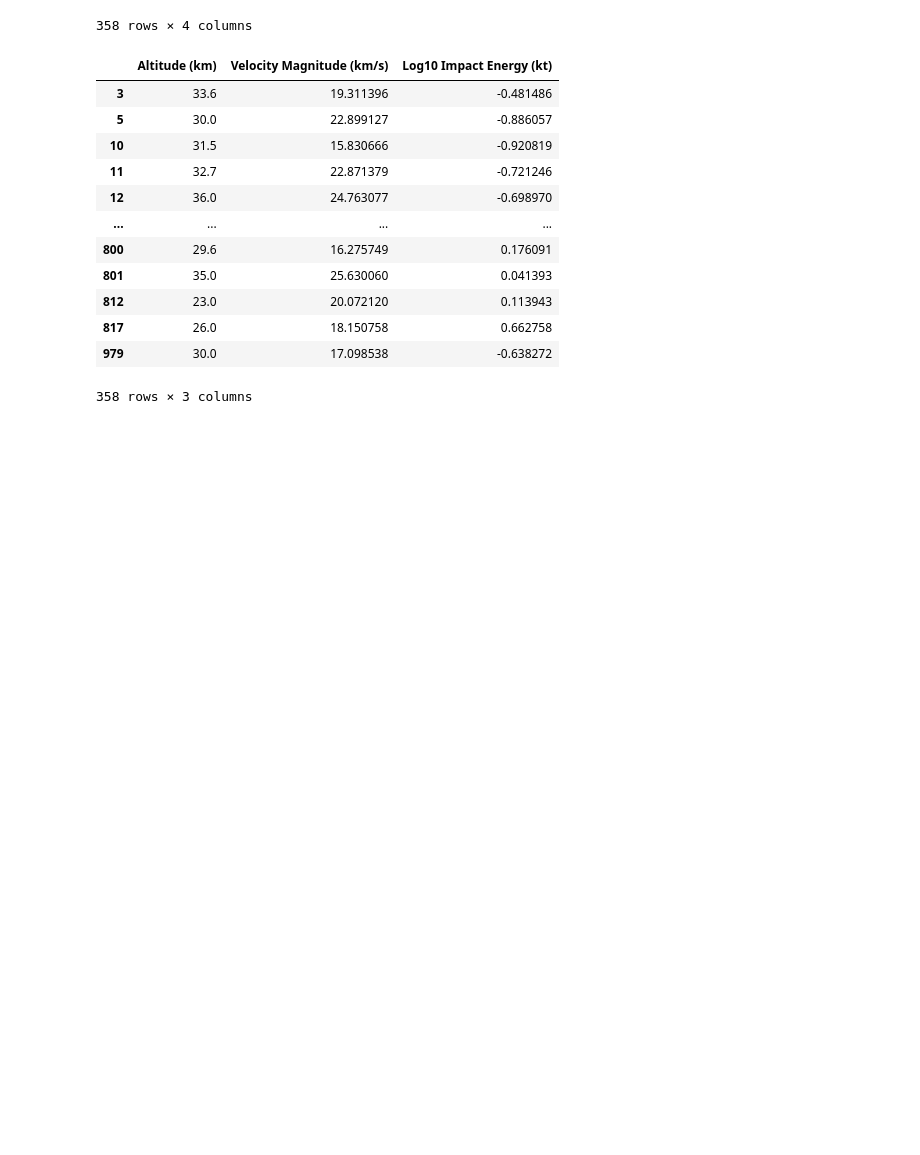
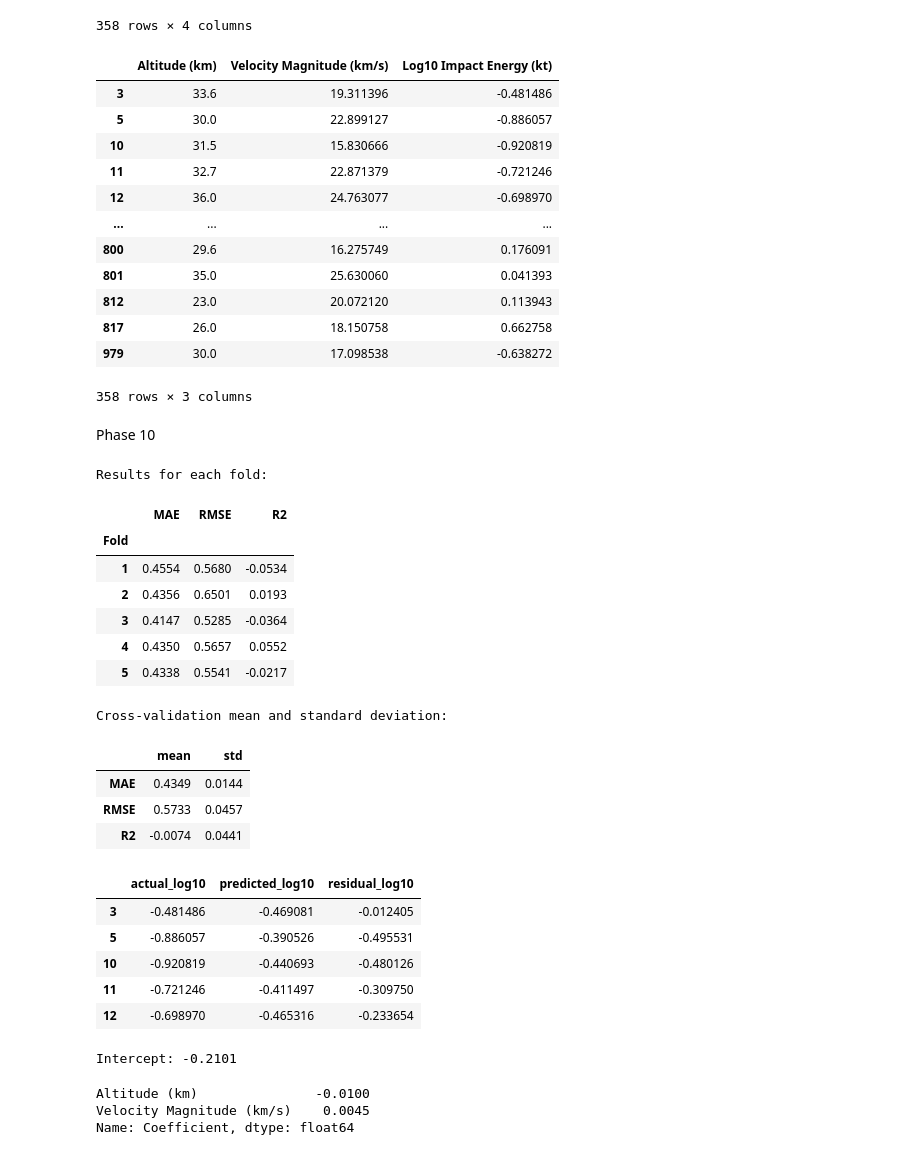
Before and after one commit to SepeZeus/TBA, a Jupyter notebook: fireball.ipynb, the cells around one changed output. Drawn from its saved outputs; the diff is of its cells as text; code cells hidden in the pictures; blank space fills up the shorter version.

```diff
--- a/fireball.ipynb
+++ b/fireball.ipynb
@@ -535,3 +535,19 @@ display(fireball_stripped)
 | 817 | 26.0 | 18.150758 | 0.662758 |
 | 979 | 30.0 | 17.098538 | -0.638272 |
 358 rows × 3 columns
+# %% [markdown]
+Phase 10
+# %%
+from sklearn.linear_model import LinearRegression
+from sklearn.model_selection import KFold
+from sklearn.metrics import (
+    mean_absolute_error,
+    mean_squared_error,
+    r2_score
+)
+
+X_no_rad = fireball_stripped[
+    ["Altitude (km)", "Velocity Magnitude (km/s)"]
+].copy()
+
+y_log = fireball_stripped["Log10 Impact Energy (kt)"].copy()
@@ -537,0 +580,59 @@ display(fireball_stripped)
+# %%
+linear_cv_results = pd.DataFrame(fold_results).set_index("Fold")
+linear_cv_summary = linear_cv_results.agg(["mean", "std"]).T
+
+print("Results for each fold:")
+display(linear_cv_results.round(4))
+
+print("Cross-validation mean and standard deviation:")
+display(linear_cv_summary.round(4))
+
+linear_predictions = pd.DataFrame({
+    "actual_log10": y_log,
+    "predicted_log10": oof_predictions
+}, index=fireball_stripped.index)
+
+linear_predictions["residual_log10"] = (
+    linear_predictions["actual_log10"]
+    - linear_predictions["predicted_log10"]
+)
+
+display(linear_predictions.head())
+# %% [output]
+Results for each fold:
+|  | MAE | RMSE | R2 |
+| Fold |  |  |  |
+| 1 | 0.4554 | 0.5680 | -0.0534 |
+| 2 | 0.4356 | 0.6501 | 0.0193 |
+| 3 | 0.4147 | 0.5285 | -0.0364 |
+| 4 | 0.4350 | 0.5657 | 0.0552 |
+| 5 | 0.4338 | 0.5541 | -0.0217 |
+Cross-validation mean and standard deviation:
+|  | mean | std |
+| MAE | 0.4349 | 0.0144 |
+| RMSE | 0.5733 | 0.0457 |
+| R2 | -0.0074 | 0.0441 |
+|  | actual_log10 | predicted_log10 | residual_log10 |
+| 3 | -0.481486 | -0.469081 | -0.012405 |
+| 5 | -0.886057 | -0.390526 | -0.495531 |
+| 10 | -0.920819 | -0.440693 | -0.480126 |
+| 11 | -0.721246 | -0.411497 | -0.309750 |
+| 12 | -0.698970 | -0.465316 | -0.233654 |
+# %%
+linear_model = LinearRegression()
+linear_model.fit(X_no_rad, y_log)
+
+print(f"Intercept: {linear_model.intercept_:.4f}")
+
+linear_coefficients = pd.Series(
+    linear_model.coef_,
+    index=X_no_rad.columns,
+    name="Coefficient"
+)
+
+display(linear_coefficients.round(4))
+# %% [output]
+Intercept: -0.2101
+Altitude (km)               -0.0100
+Velocity Magnitude (km/s)    0.0045
+Name: Coefficient, dtype: float64
```
Also changed, not shown: parts of 3 cells of this notebook.
